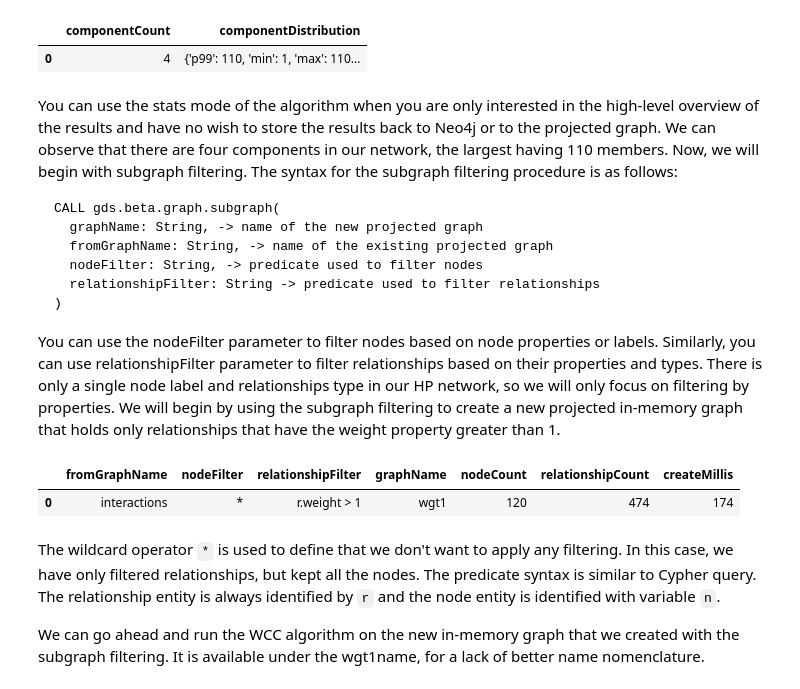
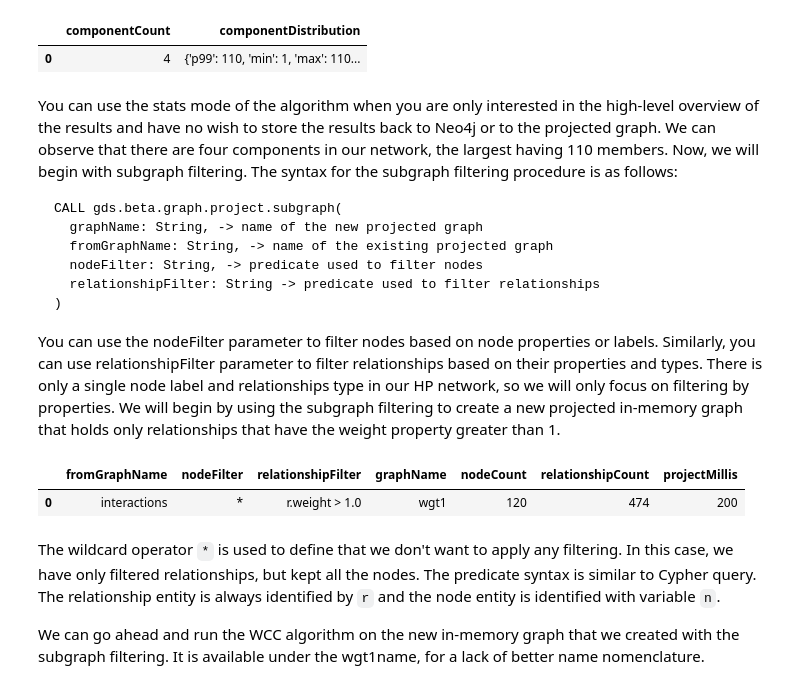
Before and after one commit to tomasonjo/blogs, a Jupyter notebook: subgraph_filtering/Subgraph filtering.ipynb, the cells around one changed output. Drawn from its saved outputs; the diff is of its cells as text; code cells hidden in the pictures.

````diff
--- a/subgraph_filtering/Subgraph filtering.ipynb
+++ b/subgraph_filtering/Subgraph filtering.ipynb
@@ -2,14 +20,14 @@
 # Define Neo4j connections
 import pandas as pd
 from neo4j import GraphDatabase
-host = 'neo4j://localhost:7687'
+host = 'bolt://44.192.61.169:7687'
 user = 'neo4j'
-password = 'letmein'
+password = 'talk-patch-bypasses'
 driver = GraphDatabase.driver(host,auth=(user, password))
 
-def run_query(query):
+def run_query(query, params={}):
     with driver.session() as session:
-        result = session.run(query)
+        result = session.run(query, params)
         return pd.DataFrame([r.values() for r in result], columns=result.keys())
 # %% [markdown]
 It has been a while since I wrote a post about new features in the Neo4j Graph Data Science library (GDS). For those of you that never heard of the GDS library, it features more than 50 graph algorithms ranging from community detection to node embedding algorithms and more. In this blog post, I will present Subgraph filtering, one of the library's newer features.
@@ -71,7 +89,7 @@ YIELD componentCount, componentDistribution
 You can use the stats mode of the algorithm when you are only interested in the high-level overview of the results and have no wish to store the results back to Neo4j or to the projected graph. We can observe that there are four components in our network, the largest having 110 members. Now, we will begin with subgraph filtering. The syntax for the subgraph filtering procedure is as follows:
 
 ```
-CALL gds.beta.graph.subgraph(
+CALL gds.beta.graph.project.subgraph(
   graphName: String, -> name of the new projected graph
   fromGraphName: String, -> name of the existing projected graph
   nodeFilter: String, -> predicate used to filter nodes
@@ -82,16 +100,16 @@ You can use the nodeFilter parameter to filter nodes based on node properties or
 We will begin by using the subgraph filtering to create a new projected in-memory graph that holds only relationships that have the weight property greater than 1.
 # %%
 run_query("""
-CALL gds.beta.graph.create.subgraph(
+CALL gds.beta.graph.project.subgraph(
   'wgt1', // name of the new projected graph
   'interactions', // name of the existing projected graph
   '*', // node predicate filter
-  'r.weight > 1' // relationship predicate filter
+  'r.weight > 1.0' // relationship predicate filter
 )
 """)
 # %% [output]
-|  | fromGraphName | nodeFilter | relationshipFilter | graphName | nodeCount | relationshipCount | createMillis |
-| 0 | interactions | * | r.weight > 1 | wgt1 | 120 | 474 | 174 |
+|  | fromGraphName | nodeFilter | relationshipFilter | graphName | nodeCount | relationshipCount | projectMillis |
+| 0 | interactions | * | r.weight > 1.0 | wgt1 | 120 | 474 | 200 |
 # %% [markdown]
 The wildcard operator `*` is used to define that we don't want to apply any filtering. In this case, we have only filtered relationships, but kept all the nodes. The predicate syntax is similar to Cypher query. The relationship entity is always identified by `r` and the node entity is identified with variable `n`.
 
````
Also changed, not shown: parts of 8 cells of this notebook.
